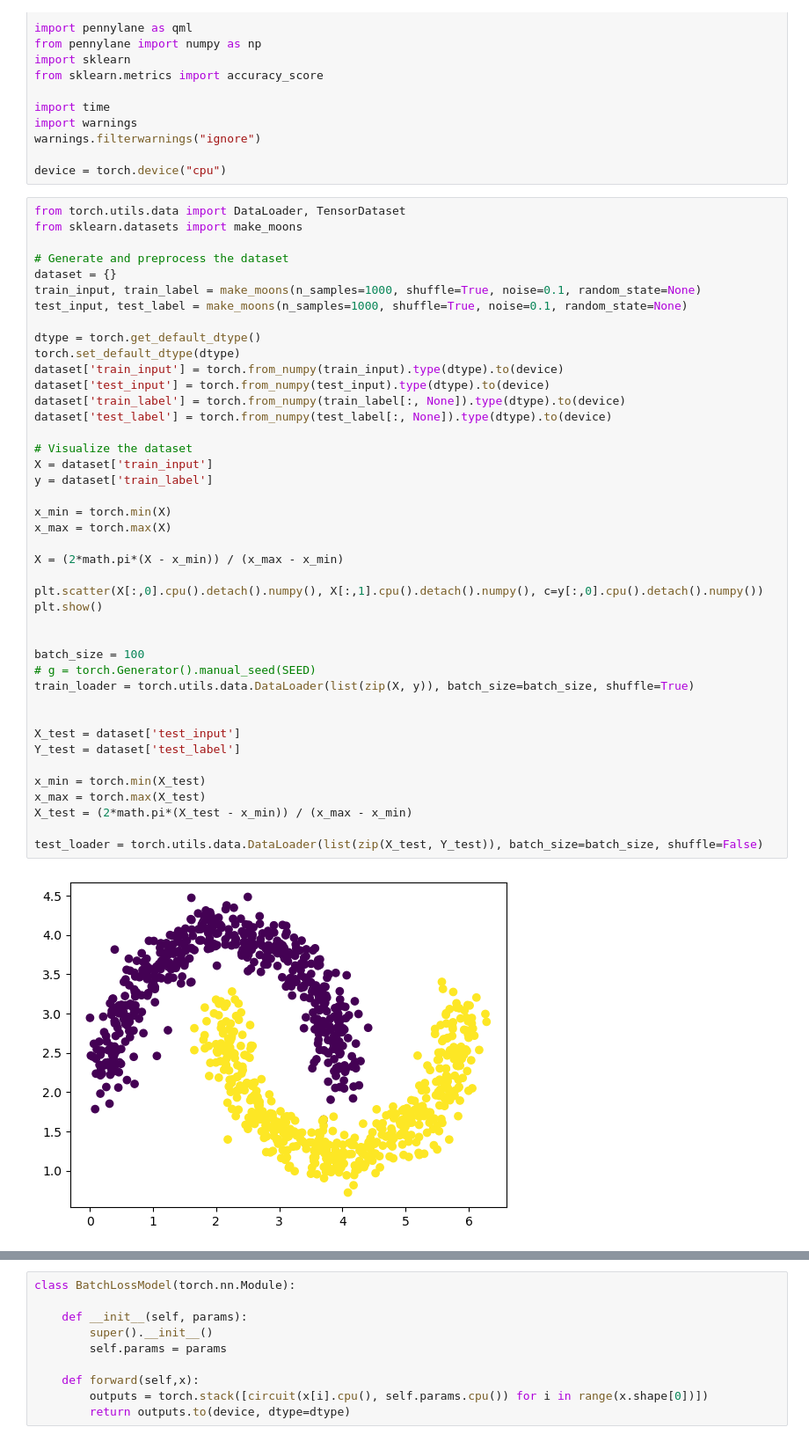
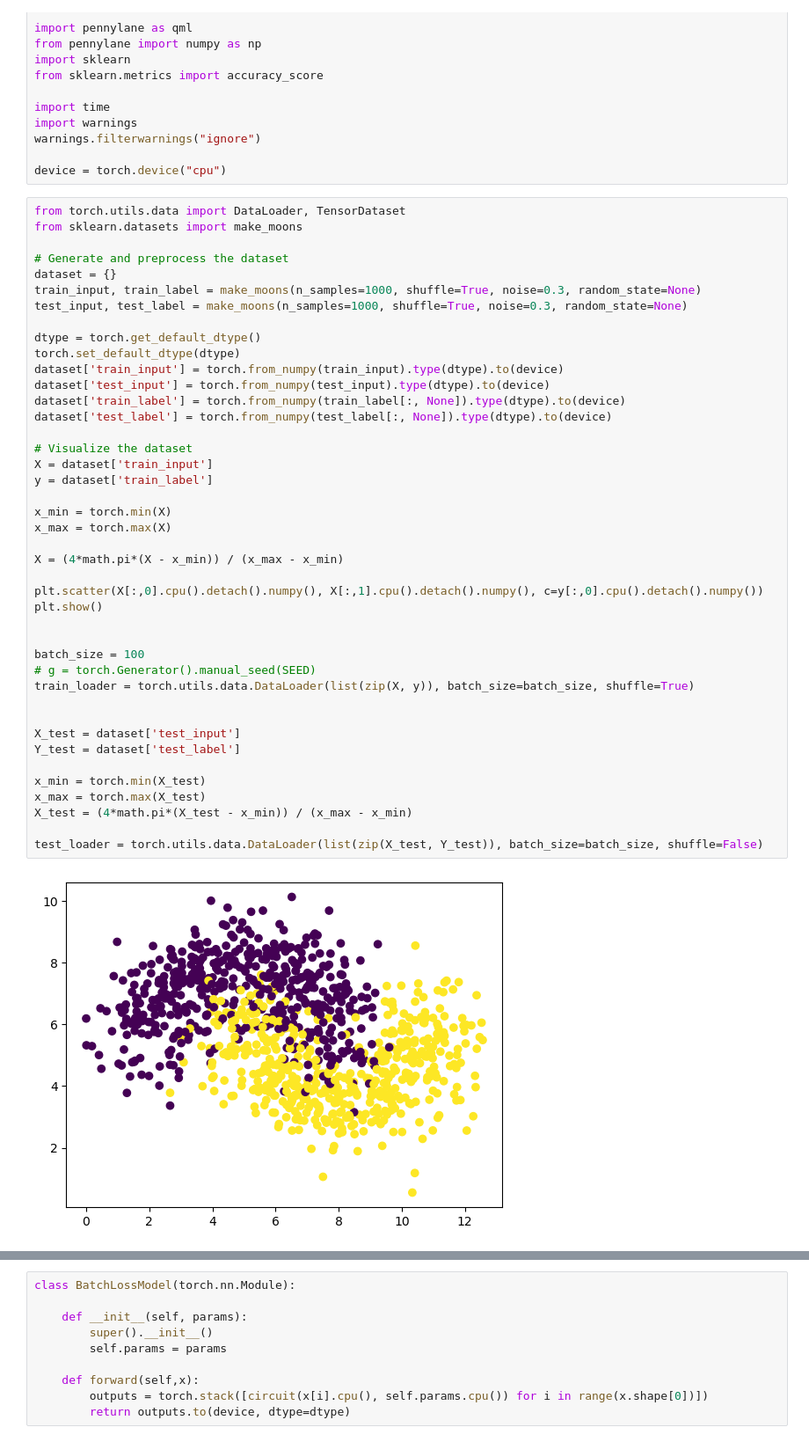
Before and after one commit to Ak-ash22/qcbm_hiwi, a Jupyter notebook: vqc_moons/vqc_moons_vitor.ipynb, the cells around one changed output, grey strips where cells are left out. Shown: that part at 88% size. Drawn from its saved outputs; the diff is of its cells as text.

```diff
--- a/vqc_moons/vqc_moons_vitor.ipynb
+++ b/vqc_moons/vqc_moons_vitor.ipynb
@@ -21,44 +21,44 @@ from sklearn.datasets import make_moons
 
 # Generate and preprocess the dataset
 dataset = {}
-train_input, train_label = make_moons(n_samples=1000, shuffle=True, noise=0.1, random_state=None)
-test_input, test_label = make_moons(n_samples=1000, shuffle=True, noise=0.1, random_state=None)
+train_input, train_label = make_moons(n_samples=1000, shuffle=True, noise=0.3, random_state=None)
+test_input, test_label = make_moons(n_samples=1000, shuffle=True, noise=0.3, random_state=None)
 
 dtype = torch.get_default_dtype()
 torch.set_default_dtype(dtype)
 dataset['train_input'] = torch.from_numpy(train_input).type(dtype).to(device)
 dataset['test_input'] = torch.from_numpy(test_input).type(dtype).to(device)
 dataset['train_label'] = torch.from_numpy(train_label[:, None]).type(dtype).to(device)
 dataset['test_label'] = torch.from_numpy(test_label[:, None]).type(dtype).to(device)
 
 # Visualize the dataset
 X = dataset['train_input']
 y = dataset['train_label']
 
 x_min = torch.min(X)
 x_max = torch.max(X)
 
-X = (2*math.pi*(X - x_min)) / (x_max - x_min)
+X = (4*math.pi*(X - x_min)) / (x_max - x_min)
 
 plt.scatter(X[:,0].cpu().detach().numpy(), X[:,1].cpu().detach().numpy(), c=y[:,0].cpu().detach().numpy())
 plt.show()
 
 
 batch_size = 100
 # g = torch.Generator().manual_seed(SEED)
 train_loader = torch.utils.data.DataLoader(list(zip(X, y)), batch_size=batch_size, shuffle=True)
 
 
 X_test = dataset['test_input']
 Y_test = dataset['test_label']
 
 x_min = torch.min(X_test)
 x_max = torch.max(X_test)
-X_test = (2*math.pi*(X_test - x_min)) / (x_max - x_min)
+X_test = (4*math.pi*(X_test - x_min)) / (x_max - x_min)
 
 test_loader = torch.utils.data.DataLoader(list(zip(X_test, Y_test)), batch_size=batch_size, shuffle=False)
 # %% [output]
-[figure, old version]
+[figure, new version]
 # %%
 n_qubits = 4
 total_qubits = 4    ##### Change this to 8 if u want to use the ancillas
```
Also changed, not shown: parts of 6 cells of this notebook, 21 other files.
